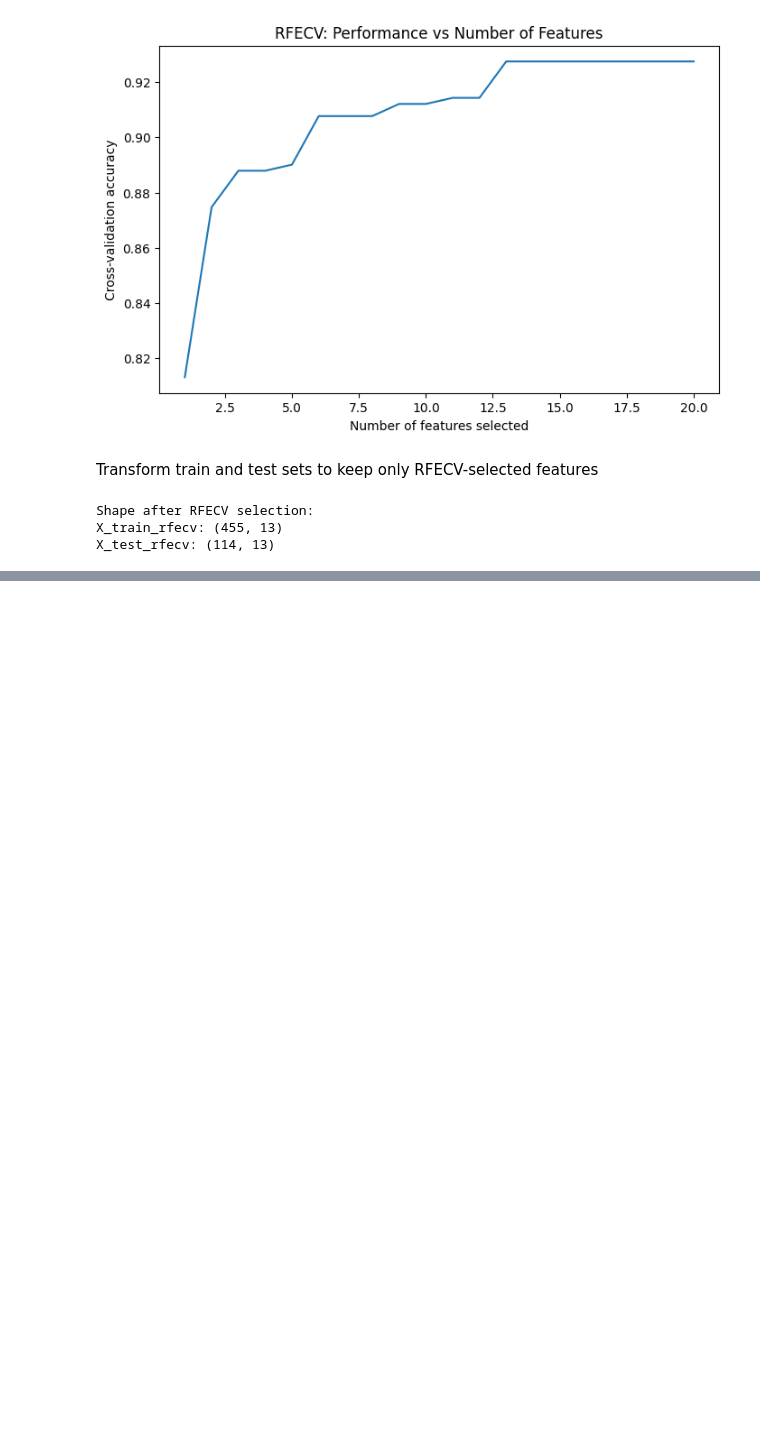
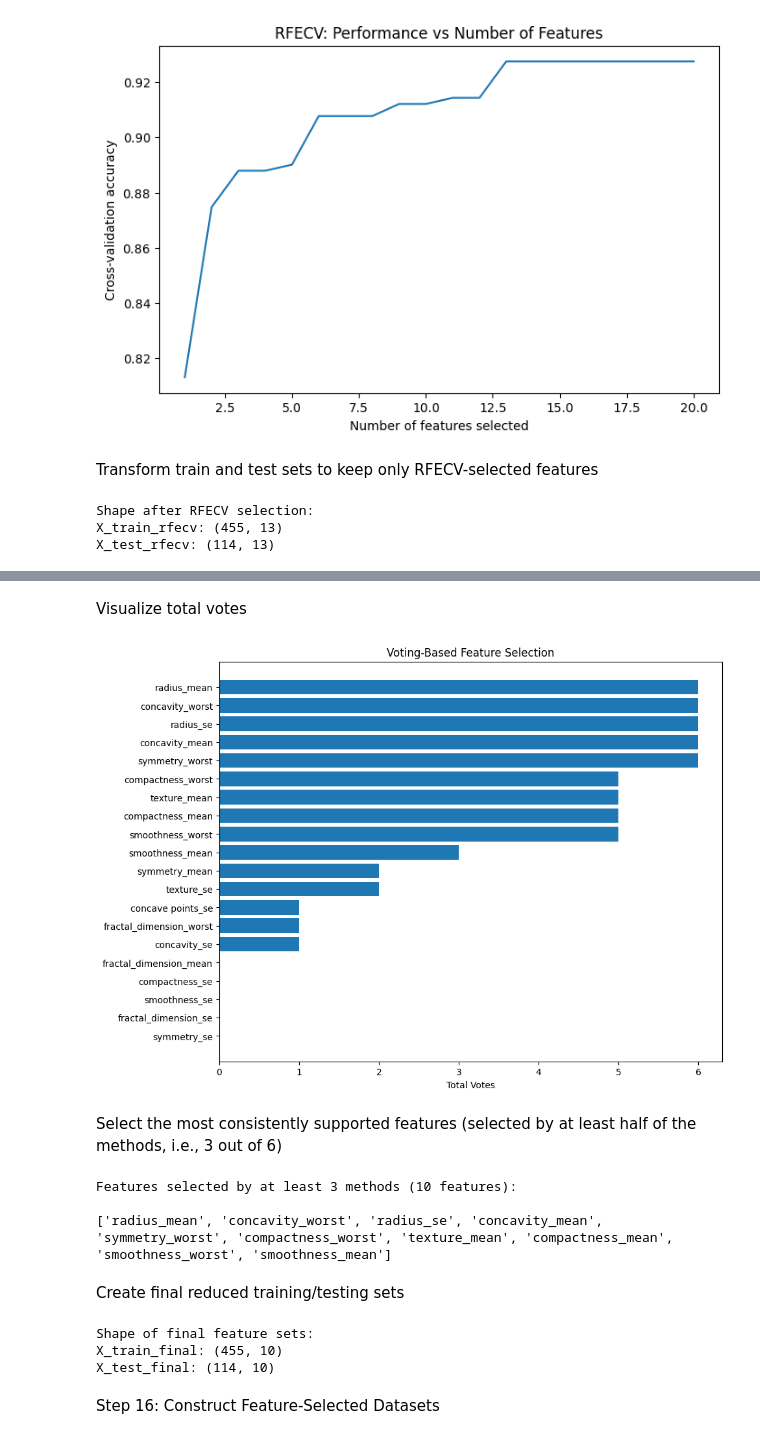
Before and after one commit to Badhon63/Machine-Learning_Lab, a Jupyter notebook: A2/05_regression.ipynb, the cells around one changed output, grey strips where cells are left out. Cells and saved outputs as stored; diff of their text form; code cells hidden in the pictures; blank space fills up the shorter version.

```diff
--- a/A2/05_regression.ipynb
+++ b/A2/05_regression.ipynb
@@ -580,0 +994,9 @@ X_test_rfecv: (114, 13)
+# %%
+selection_results = {
+    'Chi2':          selected_feature_names,     # Step 9
+    'RFE':           selected_features_rfe,      # Step 10
+    'RFECV':         selected_features_rfecv,    # Step 11
+    'RandomForest':  top_features_rf,            # Step 12
+    'ExtraTrees':    top_features_et,            # Step 13
+    'L1':            selected_features_l1        # Step 14
+}
@@ -580,0 +1005,5 @@ X_test_rfecv: (114, 13)
+# %%
+votes_df = pd.DataFrame(index=all_features)
+
+for method, selected in selection_results.items():
+    votes_df[method] = [1 if feature in selected else 0 for feature in all_features]
@@ -580,0 +1012,2 @@ X_test_rfecv: (114, 13)
+# %%
+votes_df['Total_Votes'] = votes_df.sum(axis=1)
@@ -580,0 +1016,5 @@ X_test_rfecv: (114, 13)
+# %%
+votes_df = votes_df.sort_values(by='Total_Votes', ascending=False)
+
+print("Voting table:\n")
+print(votes_df)
@@ -580,0 +1039,39 @@ X_test_rfecv: (114, 13)
+# %% [markdown]
+Visualize total votes
+# %%
+plt.figure(figsize=(10,8))
+plt.barh(votes_df.index, votes_df['Total_Votes'])
+plt.gca().invert_yaxis()
+plt.xlabel("Total Votes")
+plt.title("Voting-Based Feature Selection")
+plt.show()
+# %% [output]
+[figure, added]
+# %% [markdown]
+Select the most consistently supported features
+ (selected by at least half of the methods, i.e., 3 out of 6)
+# %%
+vote_threshold = 3
+final_selected_features = votes_df[votes_df['Total_Votes'] >= vote_threshold].index.tolist()
+
+print(f"\nFeatures selected by at least {vote_threshold} methods ({len(final_selected_features)} features):\n")
+print(final_selected_features)
+# %% [output]
+Features selected by at least 3 methods (10 features):
+
+['radius_mean', 'concavity_worst', 'radius_se', 'concavity_mean', 'symmetry_worst', 'compactness_worst', 'texture_mean', 'compactness_mean', 'smoothness_worst', 'smoothness_mean']
+# %% [markdown]
+ Create final reduced training/testing sets
+# %%
+X_train_final = X_train[final_selected_features]
+X_test_final = X_test[final_selected_features]
+
+print("\nShape of final feature sets:")
+print("X_train_final:", X_train_final.shape)
+print("X_test_final:", X_test_final.shape)
+# %% [output]
+Shape of final feature sets:
+X_train_final: (455, 10)
+X_test_final: (114, 10)
+# %% [markdown]
+Step 16: Construct Feature-Selected Datasets
```
Also changed, not shown: parts of 94 cells of this notebook.
